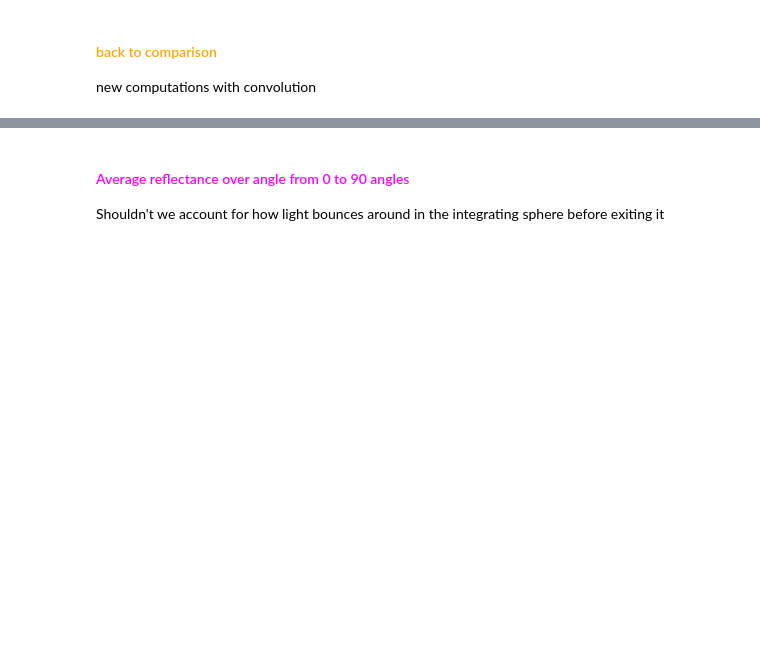
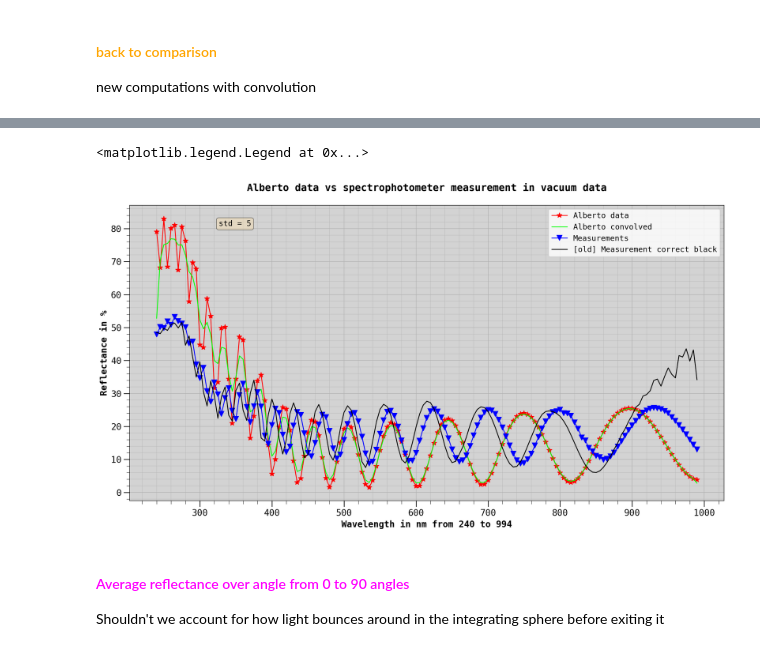
Before and after one commit to sarthchoudhary/AMELY, a Jupyter notebook: reflectance_comparison.ipynb, the cells around one changed output, grey strips where cells are left out. Cells and saved outputs as stored; diff of their text form; code cells hidden in the pictures; blank space fills up the shorter version.

```diff
--- a/reflectance_comparison.ipynb
+++ b/reflectance_comparison.ipynb
@@ -101,0 +98,12 @@ R_SiPM_alberto_df.insert(3, str(chosen_wavelength), value_list, False)
+# %%
+# R_SiPM_alberto_df = pd.read_csv(path.join(project_dir, 'Data','Alberto_data','all_data reflectance LAr_NUV-HD-Cryo.txt'), sep = '\t')
+chosen_angle = 7
+value_list = []
+angle_list = np.arange(0, 90, 5)
+for row_index in range(R_SiPM_alberto_df.shape[0]):
+    R_value_single_wavelength = R_SiPM_alberto_df.iloc[row_index, 1:]
+    interpolate_func = interp1d(angle_list, R_value_single_wavelength)
+    interpolate_value = interpolate_func(chosen_angle)
+    value_list.append(float(interpolate_value))
+
+R_SiPM_alberto_df.insert(3, str(chosen_angle), value_list, False)
@@ -207,18 +214,19 @@ ax2.legend()
 
 # %matplotlib inline
 
-x_axis = np.arange(240, 1000, 5)
+x_axis = wavelength_vector.copy()
 ### Calculating mean and standard deviation
 mean = statistics.mean(x_axis)
 # sd = statistics.stdev(x_axis)
 ### we provide standard deviation as per our requirement
 sd = 5 # Marcin suggests sd = 5
 # sd = 10
+# sd = 15
 
 norm_distr = norm.pdf(x_axis, mean, sd)
 # norm_distr = norm.pdf(x_axis, mean, 50)
-plt.plot(x_axis, norm_distr )
-plt.show()
+# plt.plot(x_axis, norm_distr )
+# plt.show()
 
 print('mean:', mean, '\n', 'sd:', sd)
 # %% [output]
@@ -289,3 +260,40 @@ fig3.savefig(r'C:\Users\sarth\projects\LY_Analytic_Model\SiPM_Reflectance_Measur
+# %%
+### Normalization to achieve sum of all bins on y axis  = 1 (Marcin)
+
+R_SiPM_alberto_7_convolved = np.convolve( R_SiPM_alberto_7_smooth, norm_distr/sum(norm_distr), 'same')
+# %matplotlib inline
+# %matplotlib qt
+
+fig3 = plt.figure('3', figsize=[16,9], dpi=150)
+ax3 = plt.axes()
+
+ax3.plot(wavelength_vector,  100*R_SiPM_alberto_7_smooth, marker = '*', color = 'red', label = 'Alberto data' )
+ax3.plot(wavelength_vector, 100*R_SiPM_alberto_7_convolved, color = 'lime', label = 'Alberto convolved' )
+ax3.plot(wavelength_vector, 100*R_SiPM_measured_smooth, marker = 'v', color = 'blue', label = 'Measurements' )
+
+# ax3.plot(wavelength_vector, R_SiPM_measured_cor_white_smooth, color='gold', label='[old] Measurement correct white')
+
+ax3.plot(wavelength_vector, R_SiPM_measured_cor_black_smooth, color='black', label='[old] Measurement correct black')
+
+# ax3.scatter(x_axis, norm_distr/sum(norm_distr), color = 'teal', label ='Normal distribution ')
+ax3.set_yscale('linear')
+fig3.set_facecolor('white')
+ax3.set_facecolor('lightgrey')
+ax3.set_title(' Alberto data vs spectrophotometer measurement in vacuum data \n', fontsize='18', weight='bold')
+ax3.set_xlabel('Wavelength in nm from 240 to 994', fontsize='16', weight='bold')
+ax3.set_ylabel('Reflectance in %', fontsize='16', weight='bold')
+
+# ax3.set_xticks(np.arange(200,1000,10), minor=True)
+ax3.grid(which='minor', alpha=0.5)
+ax3.grid(which='major', alpha=1.0)
+props = dict(boxstyle='round', facecolor='wheat', alpha=0.5)
+txtstr = 'std = ' + str(sd)
+ax3.text(0.15, 0.95, txtstr, transform=ax3.transAxes, fontsize=14, verticalalignment='top', bbox=props)
+ax3.legend()
+# fig3.savefig(r'C:\Users\sarth\projects\LY_Analytic_Model\SiPM_Reflectance_Measurement\alberto_simulation_vs_measumrent_vacuum_lightgrey.png')
+# %% [output]
+<matplotlib.legend.Legend at 0x...>
+[figure, added]
 # %%
 # ### over plotting reflectances for 5 and 10 degrees.
 
```
Also changed, not shown: parts of 21 cells of this notebook, 1 other file.
